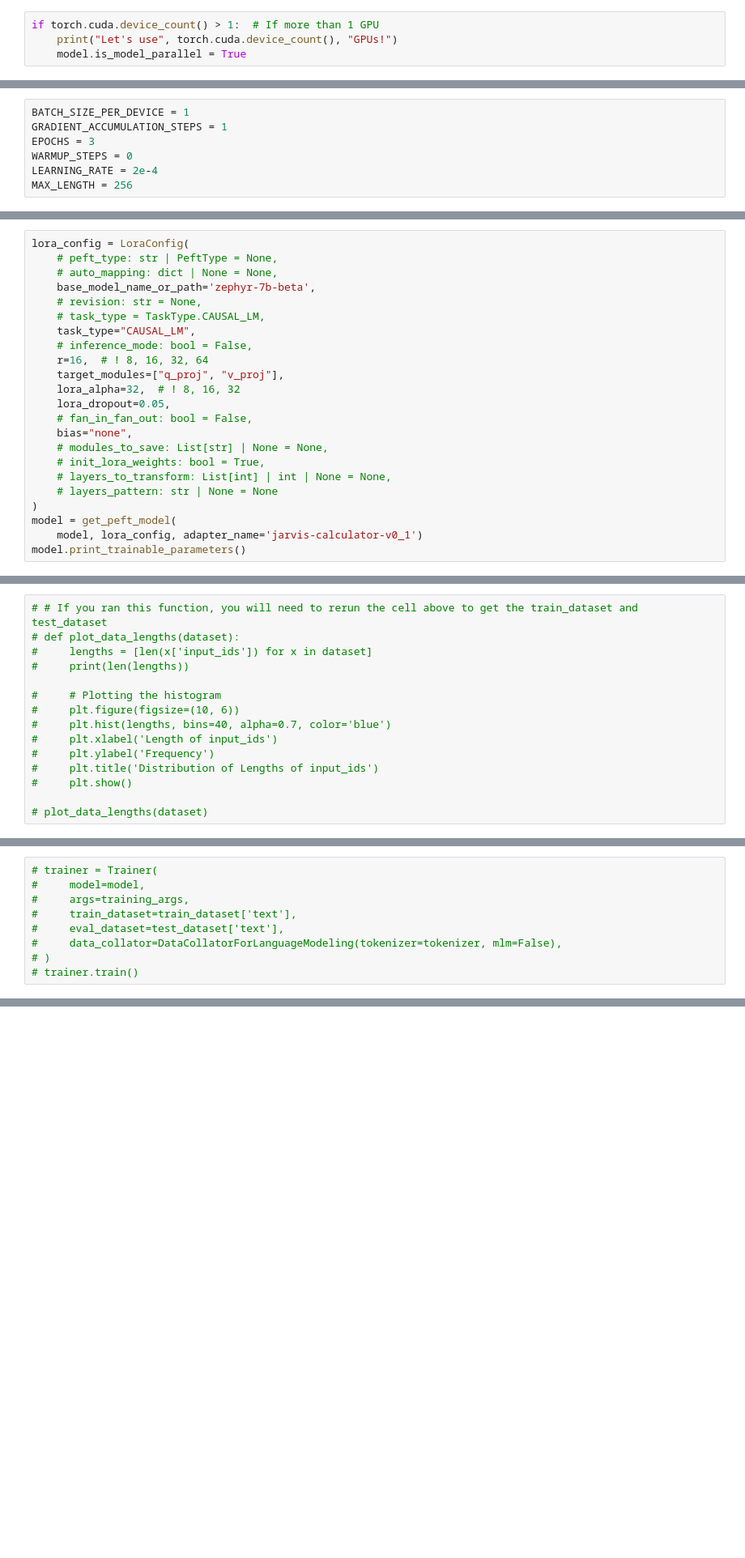
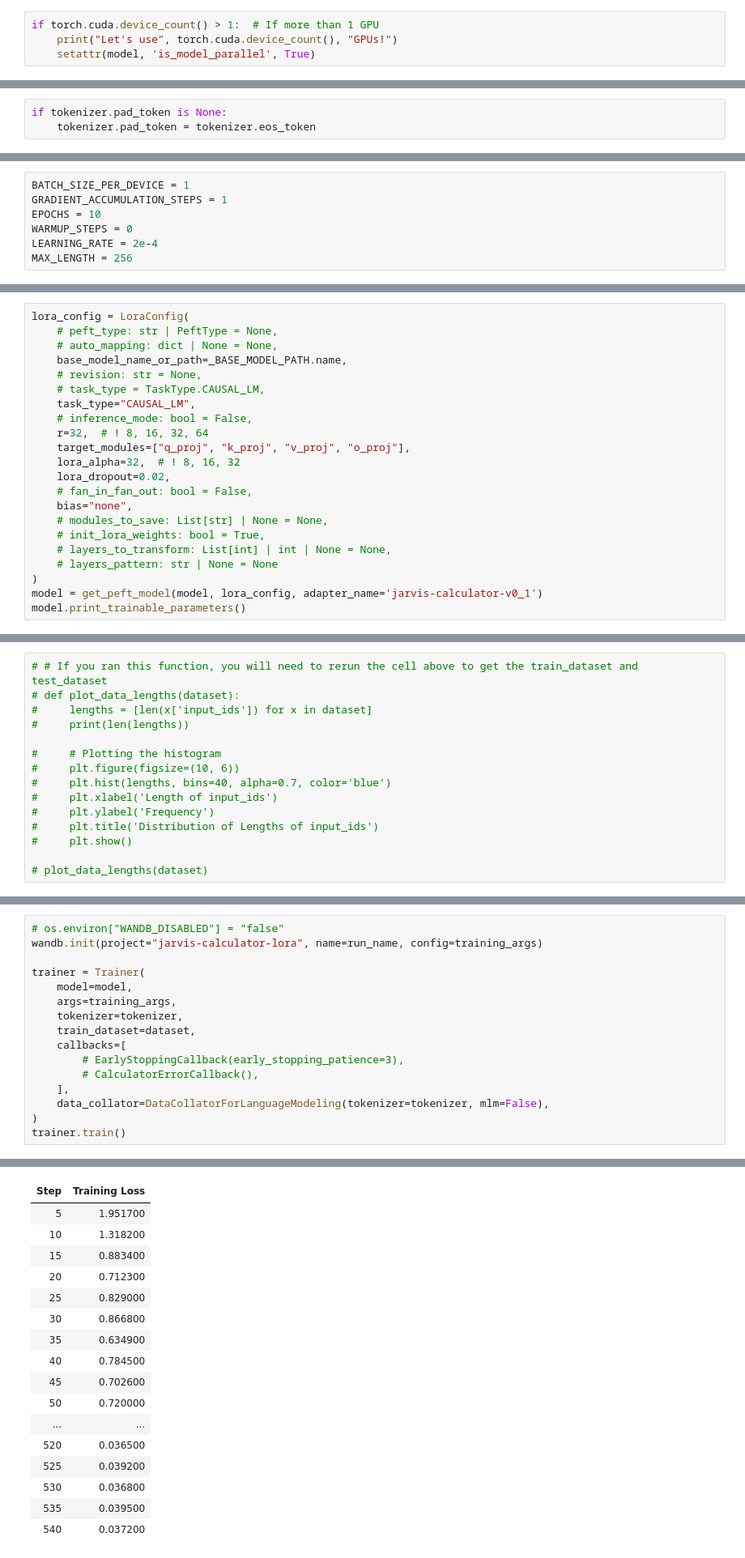
Before and after one commit to Jarvis-AI-project/function_call_generator, a Jupyter notebook: experiments/train_lora_model.ipynb, the cells around one changed output, grey strips where cells are left out. Shown at 81% size. Saved outputs shown, nothing was run; the diff lists cells and outputs as text; blank space fills up the shorter version.

Commit message:
updated lora training code

```diff
--- a/experiments/train_lora_model.ipynb
+++ b/experiments/train_lora_model.ipynb
@@ -107,7 +114,7 @@ Generate config GenerationConfig {
 # %%
 if torch.cuda.device_count() > 1:  # If more than 1 GPU
     print("Let's use", torch.cuda.device_count(), "GPUs!")
-    model.is_model_parallel = True
+    setattr(model, 'is_model_parallel', True)
 # %% [output]
 Let's use 2 GPUs!
 # %%
@@ -125,3 +132,6 @@ for param in model.parameters():
+# %%
+if tokenizer.pad_token is None:
+    tokenizer.pad_token = tokenizer.eos_token
 # %%
 model.config.do_sample = False
 model.generation_config.do_sample = False
@@ -157,7 +167,7 @@ SYSTEM_PROMPT = ''
 # %%
 BATCH_SIZE_PER_DEVICE = 1
 GRADIENT_ACCUMULATION_STEPS = 1
-EPOCHS = 3
+EPOCHS = 10
 WARMUP_STEPS = 0
 LEARNING_RATE = 2e-4
 MAX_LENGTH = 256
@@ -240,15 +249,15 @@ https://medium.com/@manyi.yim/more-about-loraconfig-from-peft-581cf54643db
 lora_config = LoraConfig(
     # peft_type: str | PeftType = None,
     # auto_mapping: dict | None = None,
-    base_model_name_or_path='zephyr-7b-beta',
+    base_model_name_or_path=_BASE_MODEL_PATH.name,
     # revision: str = None,
     # task_type = TaskType.CAUSAL_LM,
     task_type="CAUSAL_LM",
     # inference_mode: bool = False,
-    r=16,  # ! 8, 16, 32, 64
-    target_modules=["q_proj", "v_proj"],
+    r=32,  # ! 8, 16, 32, 64
+    target_modules=["q_proj", "k_proj", "v_proj", "o_proj"],
     lora_alpha=32,  # ! 8, 16, 32
-    lora_dropout=0.05,
+    lora_dropout=0.02,
     # fan_in_fan_out: bool = False,
     bias="none",
     # modules_to_save: List[str] | None = None,
@@ -256,7 +265,6 @@ lora_config = LoraConfig(
     # layers_to_transform: List[int] | int | None = None,
     # layers_pattern: str | None = None
 )
-model = get_peft_model(
-    model, lora_config, adapter_name='jarvis-calculator-v0_1')
+model = get_peft_model(model, lora_config, adapter_name='jarvis-calculator-v0_1')
 model.print_trainable_parameters()
 # %% [output]
@@ -355,9 +378,17 @@ PyTorch: setting up devices
 # %%
-# trainer = Trainer(
-#     model=model,
-#     args=training_args,
-#     train_dataset=train_dataset['text'],
-#     eval_dataset=test_dataset['text'],
-#     data_collator=DataCollatorForLanguageModeling(tokenizer=tokenizer, mlm=False),
-# )
-# trainer.train()
+# os.environ["WANDB_DISABLED"] = "false"
+wandb.init(project="jarvis-calculator-lora", name=run_name, config=training_args)
+
+trainer = Trainer(
+    model=model,
+    args=training_args,
+    tokenizer=tokenizer,
+    train_dataset=dataset,
+    callbacks=[
+        # EarlyStoppingCallback(early_stopping_patience=3),
+        # CalculatorErrorCallback(),
+    ],
+    data_collator=DataCollatorForLanguageModeling(tokenizer=tokenizer, mlm=False),
+)
+trainer.train()
+# %% [output]
@@ -363,0 +411,17 @@ PyTorch: setting up devices
+| Step | Training Loss |
+| 5 | 1.951700 |
+| 10 | 1.318200 |
+| 15 | 0.883400 |
+| 20 | 0.712300 |
+| 25 | 0.829000 |
+| 30 | 0.866800 |
+| 35 | 0.634900 |
+| 40 | 0.784500 |
+| 45 | 0.702600 |
+| 50 | 0.720000 |
+| ... | ... |
+| 520 | 0.036500 |
+| 525 | 0.039200 |
+| 530 | 0.036800 |
+| 535 | 0.039500 |
+| 540 | 0.037200 |
```
Also changed, not shown: parts of 29 cells of this notebook.
